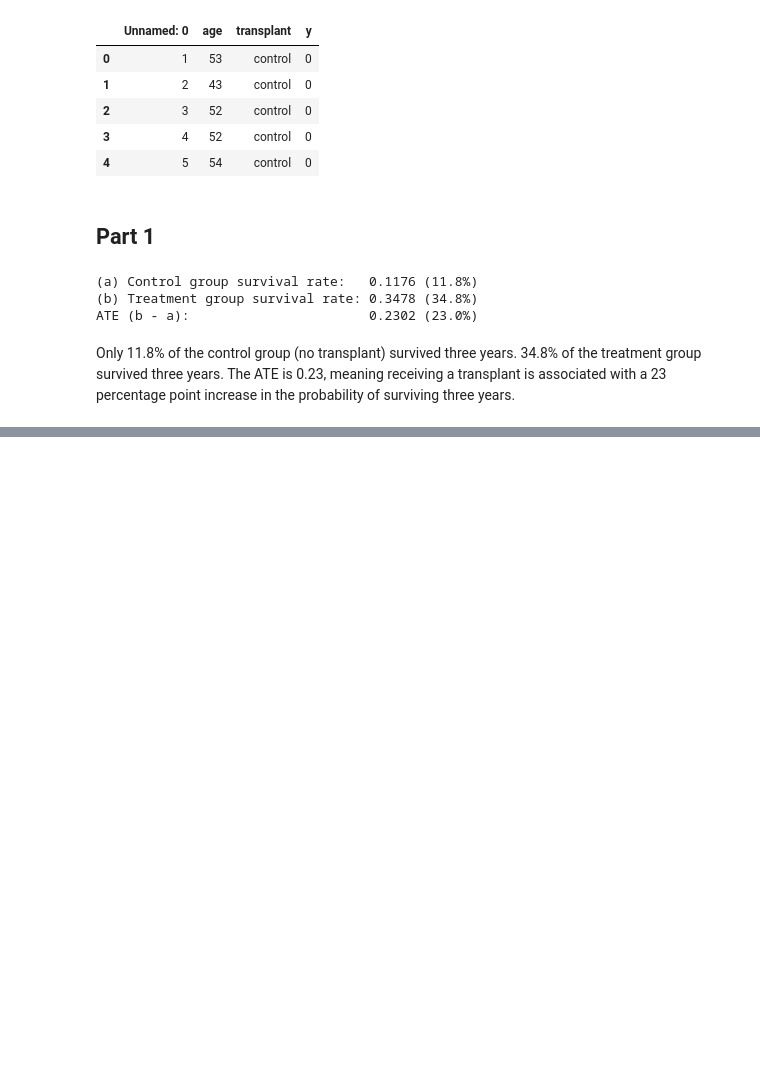
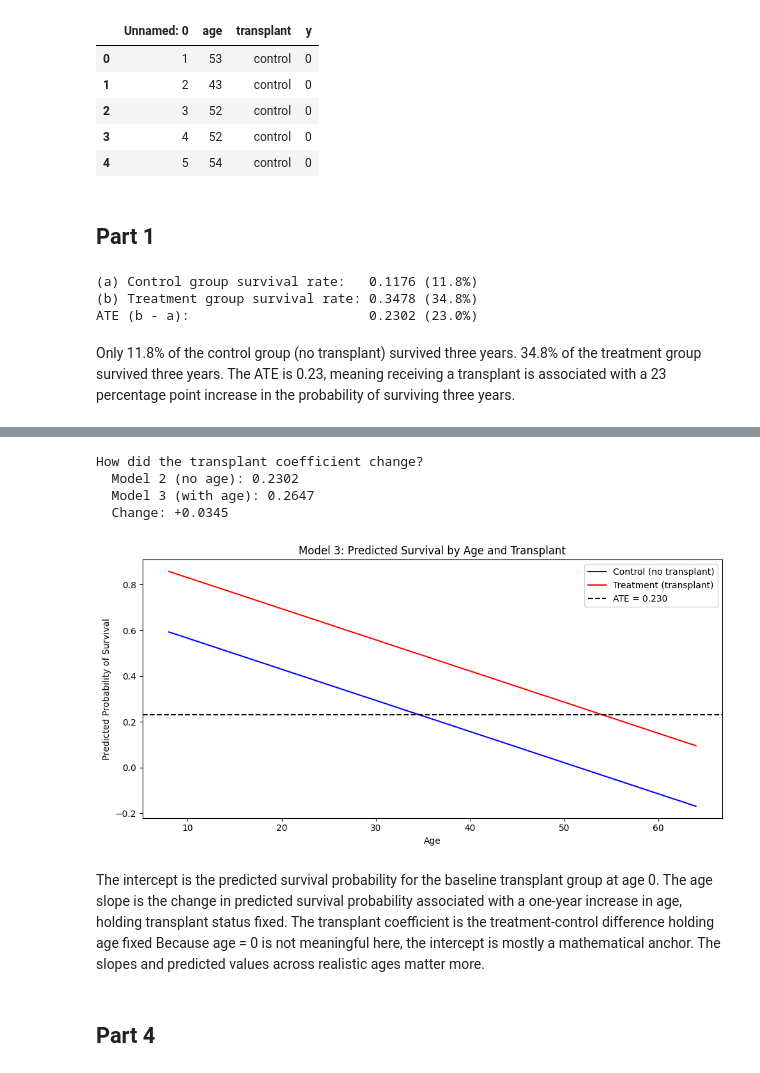
Before and after one commit to lydialeelee/undergrad_ml_assignments, a Jupyter notebook: 03_assignment_linear_models.ipynb, the cells around one changed output, grey strips where cells are left out. Saved outputs shown, nothing was run; the diff lists cells and outputs as text; code cells hidden in the pictures; blank space fills up the shorter version.

```diff
--- a/03_assignment_linear_models.ipynb
+++ b/03_assignment_linear_models.ipynb
@@ -565,0 +602,4 @@ Only 11.8% of the control group (no transplant) survived three years. 34.8% of t
+# %%
+#3
+model3 = smf.ols('y ~ C(transplant) + age', data=heart).fit()
+print(model3.summary())
@@ -565,0 +624,37 @@ Only 11.8% of the control group (no transplant) survived three years. 34.8% of t
+# %%
+print('How did the transplant coefficient change?')
+print(f'  Model 2 (no age): {model2.params["C(transplant)[T.treatment]"]:.4f}')
+print(f'  Model 3 (with age): {model3.params["C(transplant)[T.treatment]"]:.4f}')
+print(f'  Change: {model3.params["C(transplant)[T.treatment]"] - model2.params["C(transplant)[T.treatment]"]:+.4f}')
+# %% [output]
+How did the transplant coefficient change?
+  Model 2 (no age): 0.2302
+  Model 3 (with age): 0.2647
+  Change: +0.0345
+# %%
+# Plot predicted probability of survival by age
+age_range = np.linspace(heart['age'].min(), heart['age'].max(), 200)
+
+pred_control   = pd.DataFrame({'age': age_range, 'transplant': 'control'})
+pred_treatment = pd.DataFrame({'age': age_range, 'transplant': 'treatment'})
+
+pred_control['pred']   = model3.predict(pred_control)
+pred_treatment['pred'] = model3.predict(pred_treatment)
+
+fig, ax = plt.subplots(figsize=(10, 5))
+ax.plot(age_range, pred_control['pred'],   label='Control (no transplant)', color='blue')
+ax.plot(age_range, pred_treatment['pred'], label='Treatment (transplant)',   color='red')
+ax.axhline(y=ate, color='black', linestyle='--', label=f'ATE = {ate:.3f}')
+ax.set_xlabel('Age')
+ax.set_ylabel('Predicted Probability of Survival')
+ax.set_title('Model 3: Predicted Survival by Age and Transplant')
+ax.legend()
+plt.tight_layout()
+plt.show()
+# %% [output]
+[figure, added]
+# %% [markdown]
+The intercept is the predicted survival probability for the baseline transplant group at age 0. The age slope is the change in predicted survival probability associated with a one-year increase in age, holding transplant status fixed. The transplant coefficient is the treatment-control difference holding age fixed
+Because age = 0 is not meaningful here, the intercept is mostly a mathematical anchor. The slopes and predicted values across realistic ages matter more.
+# %% [markdown]
+## Part 4
```
Also changed, not shown: parts of 19 cells of this notebook.
